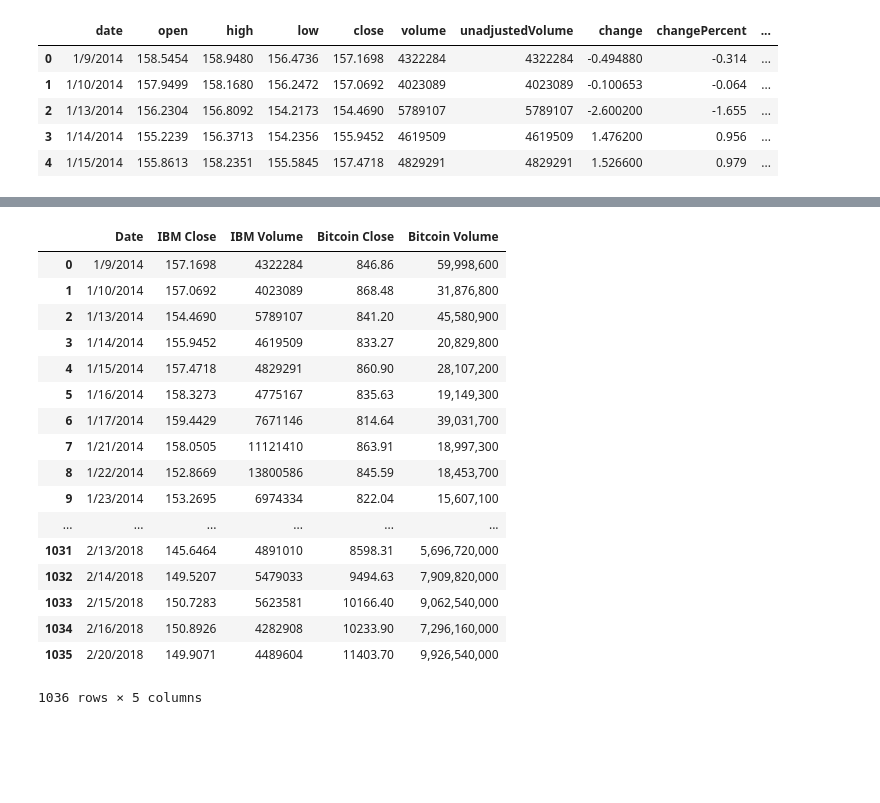
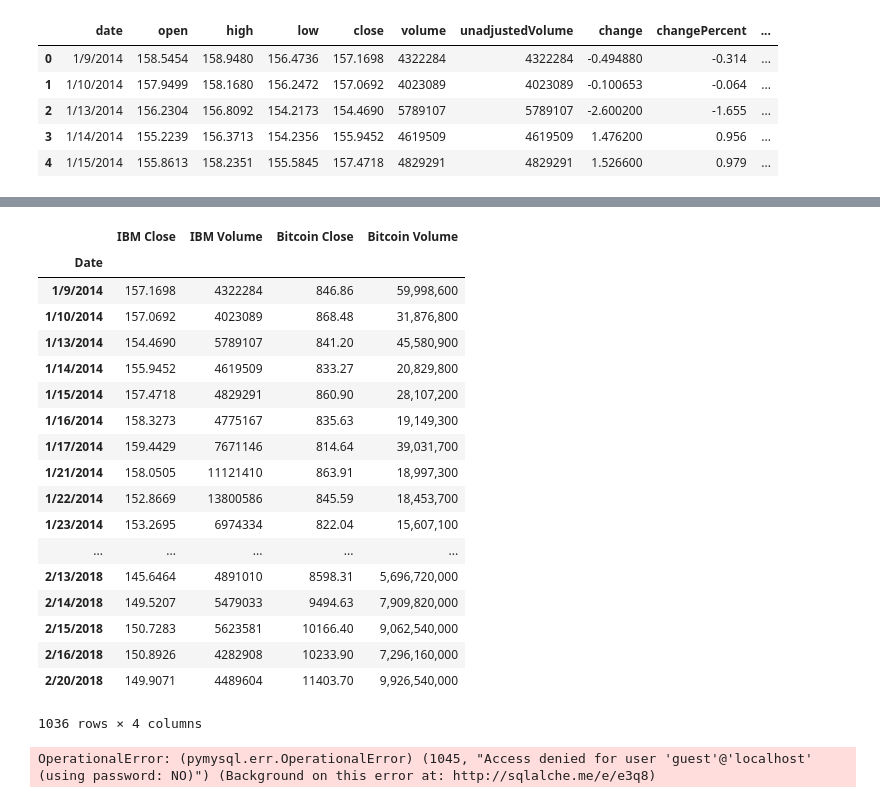
Before and after one commit to amoeini/ETL, a Jupyter notebook: ETL/Untitled.ipynb, the cells around one changed output, grey strips where cells are left out. Cells and saved outputs as stored; diff of their text form; code cells hidden in the pictures; blank space fills up the shorter version.

```diff
--- a/ETL/Untitled.ipynb
+++ b/ETL/Untitled.ipynb
@@ -29,30 +34,34 @@ ibm.to_sql('ibm', con=engine, if_exists='replace')
 # %%
 bitcoin_df = bitcoin[['Date','Close','Volume']]
 bitcoin_df = bitcoin_df.rename(columns={'Close': 'Bitcoin Close', 'Volume':'Bitcoin Volume'})
 
 ibm_df = ibm[['date','close','volume']]
 ibm_df = ibm_df.rename(columns={'date': 'Date', 'close': 'IBM Close', 'volume': 'IBM Volume'})
 
 comparison_df = pd.merge(ibm_df, bitcoin_df, on='Date')
+comparison_df = comparison_df.set_index('Date')
 comparison_df
 # %% [output]
-|  | Date | IBM Close | IBM Volume | Bitcoin Close | Bitcoin Volume |
-| 0 | 1/9/2014 | 157.1698 | 4322284 | 846.86 | 59,998,600 |
-| 1 | 1/10/2014 | 157.0692 | 4023089 | 868.48 | 31,876,800 |
-| 2 | 1/13/2014 | 154.4690 | 5789107 | 841.20 | 45,580,900 |
-| 3 | 1/14/2014 | 155.9452 | 4619509 | 833.27 | 20,829,800 |
-| 4 | 1/15/2014 | 157.4718 | 4829291 | 860.90 | 28,107,200 |
-| 5 | 1/16/2014 | 158.3273 | 4775167 | 835.63 | 19,149,300 |
-| 6 | 1/17/2014 | 159.4429 | 7671146 | 814.64 | 39,031,700 |
-| 7 | 1/21/2014 | 158.0505 | 11121410 | 863.91 | 18,997,300 |
-| 8 | 1/22/2014 | 152.8669 | 13800586 | 845.59 | 18,453,700 |
-| 9 | 1/23/2014 | 153.2695 | 6974334 | 822.04 | 15,607,100 |
-| ... | ... | ... | ... | ... | ... |
-| 1031 | 2/13/2018 | 145.6464 | 4891010 | 8598.31 | 5,696,720,000 |
-| 1032 | 2/14/2018 | 149.5207 | 5479033 | 9494.63 | 7,909,820,000 |
-| 1033 | 2/15/2018 | 150.7283 | 5623581 | 10166.40 | 9,062,540,000 |
-| 1034 | 2/16/2018 | 150.8926 | 4282908 | 10233.90 | 7,296,160,000 |
-| 1035 | 2/20/2018 | 149.9071 | 4489604 | 11403.70 | 9,926,540,000 |
+|  | IBM Close | IBM Volume | Bitcoin Close | Bitcoin Volume |
+| Date |  |  |  |  |
+| 1/9/2014 | 157.1698 | 4322284 | 846.86 | 59,998,600 |
+| 1/10/2014 | 157.0692 | 4023089 | 868.48 | 31,876,800 |
+| 1/13/2014 | 154.4690 | 5789107 | 841.20 | 45,580,900 |
+| 1/14/2014 | 155.9452 | 4619509 | 833.27 | 20,829,800 |
+| 1/15/2014 | 157.4718 | 4829291 | 860.90 | 28,107,200 |
+| 1/16/2014 | 158.3273 | 4775167 | 835.63 | 19,149,300 |
+| 1/17/2014 | 159.4429 | 7671146 | 814.64 | 39,031,700 |
+| 1/21/2014 | 158.0505 | 11121410 | 863.91 | 18,997,300 |
+| 1/22/2014 | 152.8669 | 13800586 | 845.59 | 18,453,700 |
+| 1/23/2014 | 153.2695 | 6974334 | 822.04 | 15,607,100 |
+| ... | ... | ... | ... | ... |
+| 2/13/2018 | 145.6464 | 4891010 | 8598.31 | 5,696,720,000 |
+| 2/14/2018 | 149.5207 | 5479033 | 9494.63 | 7,909,820,000 |
+| 2/15/2018 | 150.7283 | 5623581 | 10166.40 | 9,062,540,000 |
+| 2/16/2018 | 150.8926 | 4282908 | 10233.90 | 7,296,160,000 |
+| 2/20/2018 | 149.9071 | 4489604 | 11403.70 | 9,926,540,000 |
-1036 rows × 5 columns
+1036 rows × 4 columns
 # %%
 comparison_df.to_sql('ibm vs bitcoin', con=engine, if_exists='replace')
+# %% [output]
+OperationalError: (pymysql.err.OperationalError) (1045, "Access denied for user 'guest'@'localhost' (using password: NO)") (Background on this error at: http://sqlalche.me/e/e3q8)
```
Also changed, not shown: parts of 3 cells of this notebook.
